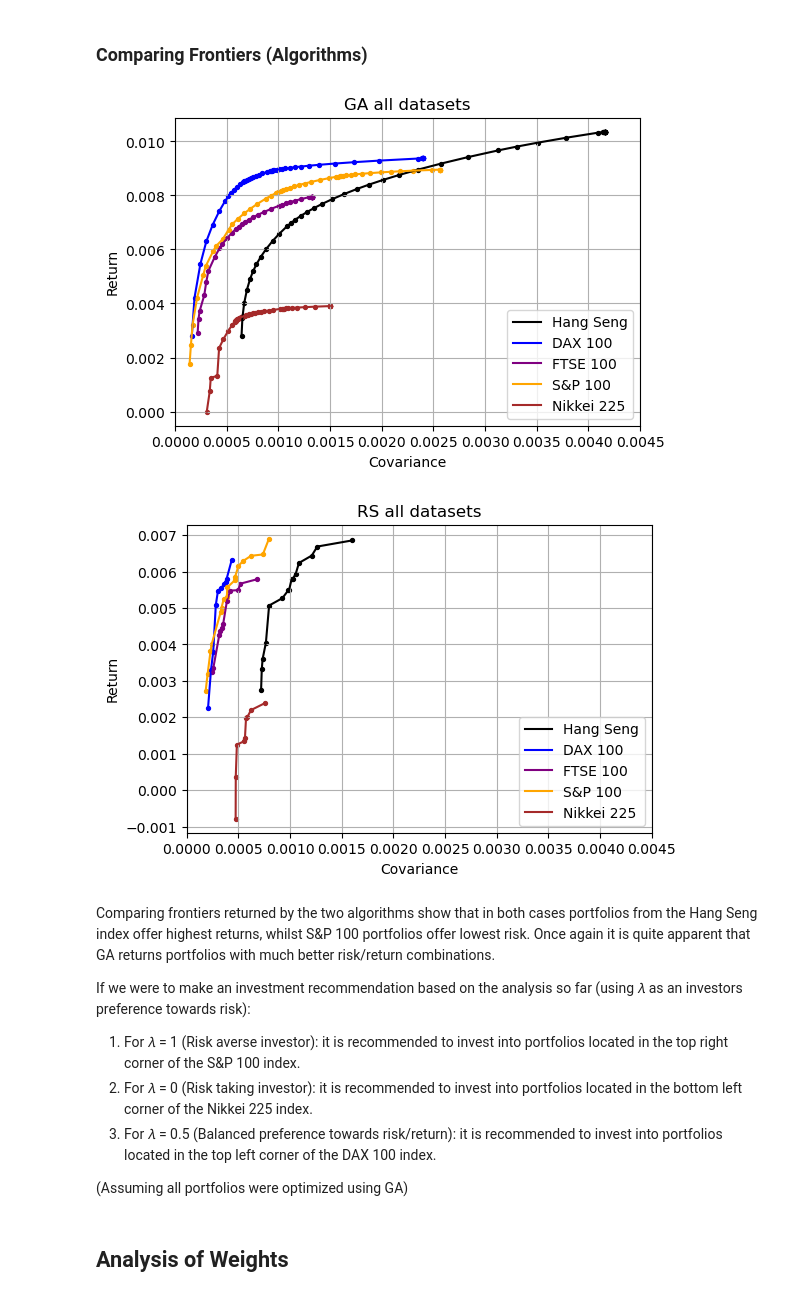
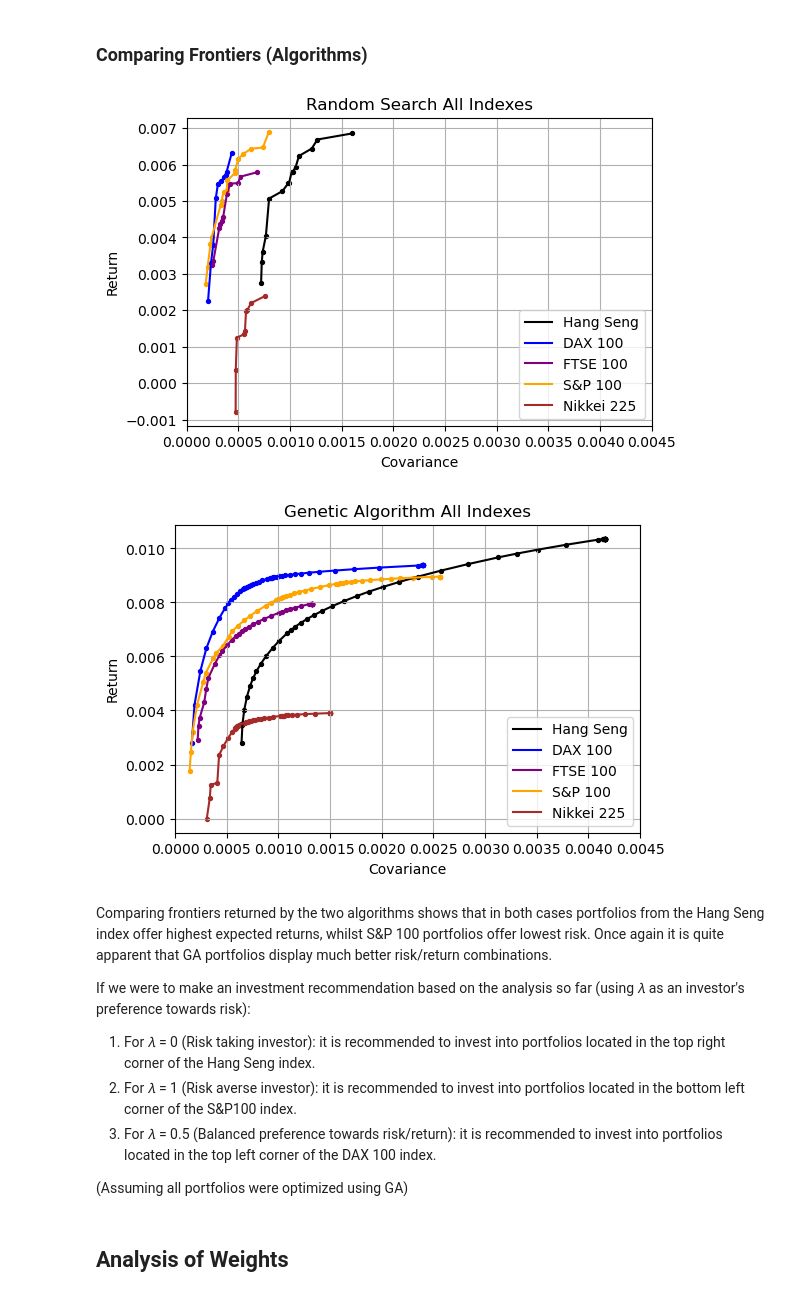
Before and after one commit to PeterZelinka/Cardinality-Constrained-Portfolio-Optimisation, a Jupyter notebook: Analysis.ipynb, the cells around one changed output. Drawn from its saved outputs; the diff is of its cells as text; code cells hidden in the pictures.

```diff
--- a/Analysis.ipynb
+++ b/Analysis.ipynb
@@ -194,10 +197,12 @@ By definition efficient frontier is: "the set of optimal portfolios that offer t
 # %%
 def data_frames(filename):
+    """Sort return values in a dataframe"""
     new_df = filename.sort_values('Returns', axis=0, ascending=False)
     return new_df
 
 
 def eff_frontier_points(i, returns1, covariances1, returns2, covariances2):
+    """Calculates which portfolios are efficient"""
     for x, y in zip(returns1, covariances1):
         if returns1[i] > x and covariances1[i] < y:
             if x in returns2:
@@ -206,6 +211,7 @@ def eff_frontier_points(i, returns1, covariances1, returns2, covariances2):
                 covariances2.remove(y)
 
 def eff_frontier(df):
+    """Returns a df with efficient portfolios"""
     portfolios = []
     returns1 = df['Returns'].tolist()
     covariances1 = df['Covariances'].tolist()
@@ -304,6 +310,7 @@ The 5 figures above display efficient frontiers constructed from portfolios opti
 ### Comparing Frontiers (Algorithms)
 # %%
 def all_frontiers(asset_files, title):
+    """Plots all frontiers for a given algorithm in one figure"""
     cov = []
     ret = []
     colors = ['black', 'blue', 'purple', 'orange', 'brown']
@@ -323,19 +330,19 @@ def all_frontiers(asset_files, title):
     plt.xlabel('Covariance')
     plt.ylabel('Return')
 # %%
-all_frontiers(asset_files_GA, 'GA all datasets')
+all_frontiers(asset_files_RS, 'Random Search All Indexes')
 # %% [output]
-[figure, old version]
+[figure, new version]
 # %%
-all_frontiers(asset_files_RS, 'RS all datasets')
+all_frontiers(asset_files_GA, 'Genetic Algorithm All Indexes')
 # %% [output]
-[figure, old version]
+[figure, new version]
 # %% [markdown]
-Comparing frontiers returned by the two algorithms show that in both cases portfolios from the Hang Seng index offer highest returns, whilst S&P 100 portfolios offer lowest risk. Once again it is quite apparent that GA returns portfolios with much better risk/return combinations.
+Comparing frontiers returned by the two algorithms shows that in both cases portfolios from the Hang Seng index offer highest expected returns, whilst S&P 100 portfolios offer lowest risk. Once again it is quite apparent that GA portfolios display much better risk/return combinations.
 
-If we were to make an investment recommendation based on the analysis so far (using 𝜆 as an investors preference towards risk):
-1. For 𝜆 = 1 (Risk averse investor): it is recommended to invest into portfolios located in the top right corner of the S&P 100 index.
-2. For 𝜆 = 0 (Risk taking investor): it is recommended to invest into portfolios located in the bottom left corner of the Nikkei 225 index.
+If we were to make an investment recommendation based on the analysis so far (using 𝜆 as an investor's preference towards risk):
+1. For 𝜆 = 0 (Risk taking investor): it is recommended to invest into portfolios located in the top right corner of the Hang Seng index.
+2. For 𝜆 = 1 (Risk averse investor): it is recommended to invest into portfolios located in the bottom left corner of the S&P100 index.
 3. For 𝜆 = 0.5 (Balanced preference towards risk/return): it is recommended to invest into portfolios located in the top left corner of the DAX 100 index.
 
 (Assuming all portfolios were optimized using GA)
```
Also changed, not shown: parts of 21 cells of this notebook.
